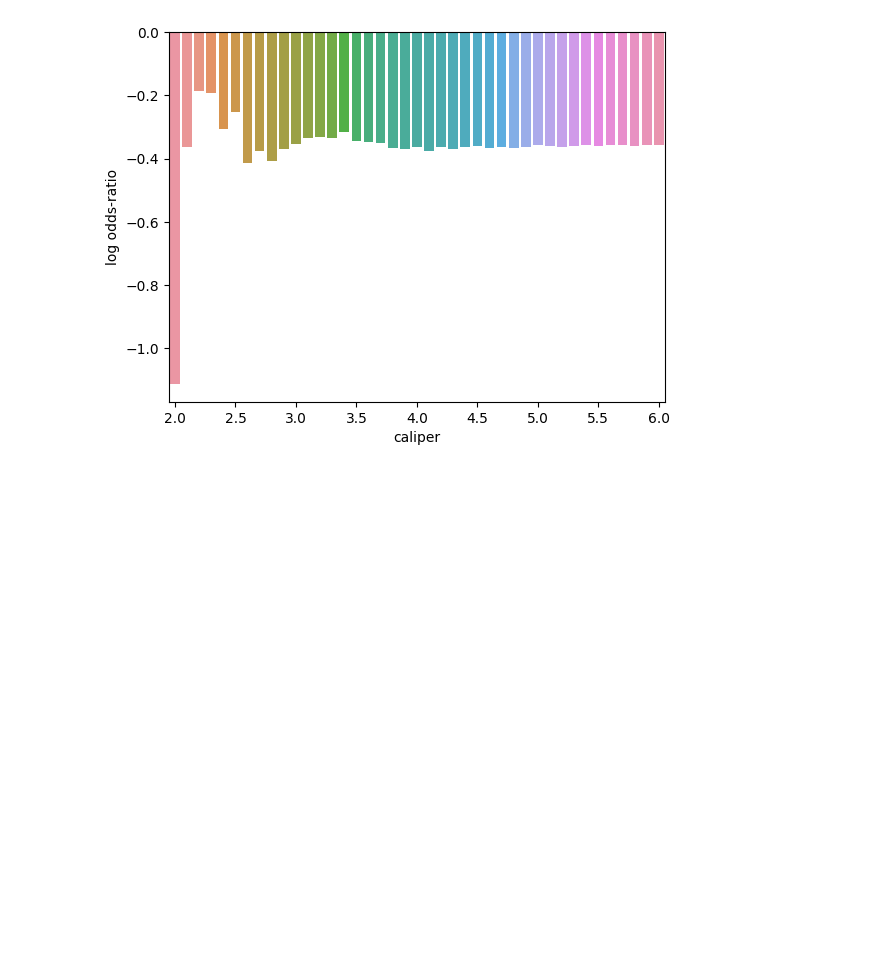
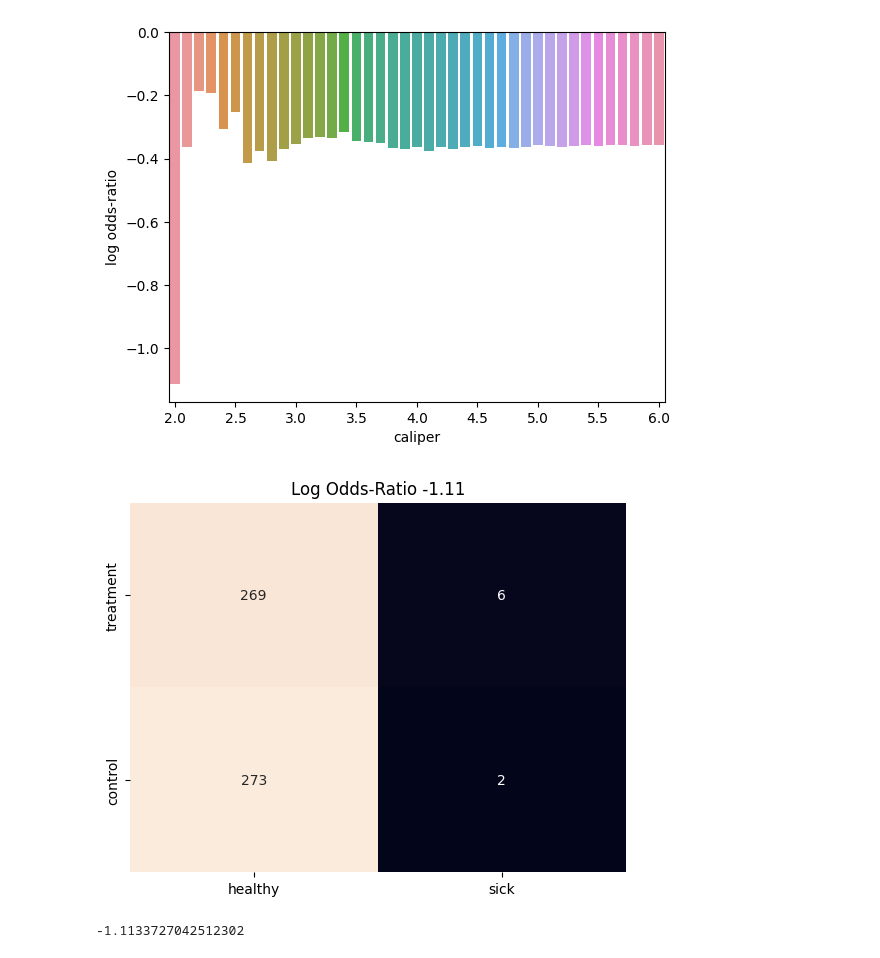
Before and after one commit to OmriGruman/ukb-atherosclerosis-prediction, a Jupyter notebook: matching.ipynb, the cells around one changed output. Saved outputs shown, nothing was run; the diff lists cells and outputs as text; code cells hidden in the pictures; blank space fills up the shorter version.

```diff
--- a/matching.ipynb
+++ b/matching.ipynb
@@ -288,7 +273,7 @@ plt.show()
 # %% [markdown]
 Apply `caliper`
 # %%
-def apply_caliper(c):
+def apply_caliper(c, print_counts=False):
     caliper = c
     eid_control_to_remove = []
     eid_treatment_to_remove = []
@@ -306,18 +291,22 @@ def apply_caliper(c):
     num_healthy_treatment = len(set(df_treatment_caliper.index.tolist()) & set(eid_healthy))
     num_healthy_control = len(set(df_control_caliper.index.tolist()) & set(eid_healthy))
 
+
+
     treatment_odds = num_healthy_treatment / num_sick_treatment
     control_odds = num_healthy_control / num_sick_control
     odds_ratio = treatment_odds / control_odds
     log_odds_ratio = np.log(odds_ratio)
 
+    if print_counts:
+        sns.heatmap(data=pd.DataFrame({
+            'healthy': [num_healthy_treatment, num_healthy_control],
+            'sick': [num_sick_treatment, num_sick_control]
+        }), xticklabels=['healthy', 'sick'], yticklabels=['treatment', 'control'], annot=True, fmt='d', cbar=False)
+        plt.title(f'Log Odds-Ratio {log_odds_ratio:.2f}')
+        plt.show()
+
     return log_odds_ratio
-    # sns.heatmap(data=pd.DataFrame({
-    #     'healthy': [num_healthy_treatment, num_healthy_control],
-    #     'sick': [num_sick_treatment, num_sick_control]
-    # }), xticklabels=['healthy', 'sick'], yticklabels=['treatment', 'control'], annot=True, fmt='d', cbar=False)
-    # plt.title(f'Log Odds-Ratio {log_odds_ratio:.2f}')
-    # plt.show()
 # %%
 calipers = np.linspace(2, 6, 41)
 LORs = [apply_caliper(c) for c in calipers]
@@ -347,3 +336,8 @@ plt.xticks(ticks=np.arange(0, 41, 5))
   Text(35, 0, '5.5'),
   Text(40, 0, '6.0')])
 [figure]
+# %%
+apply_caliper(c=2, print_counts=True)
+# %% [output]
+[figure, added]
+-1.1133727042512302
```
Also changed, not shown: parts of 1 cell of this notebook.
